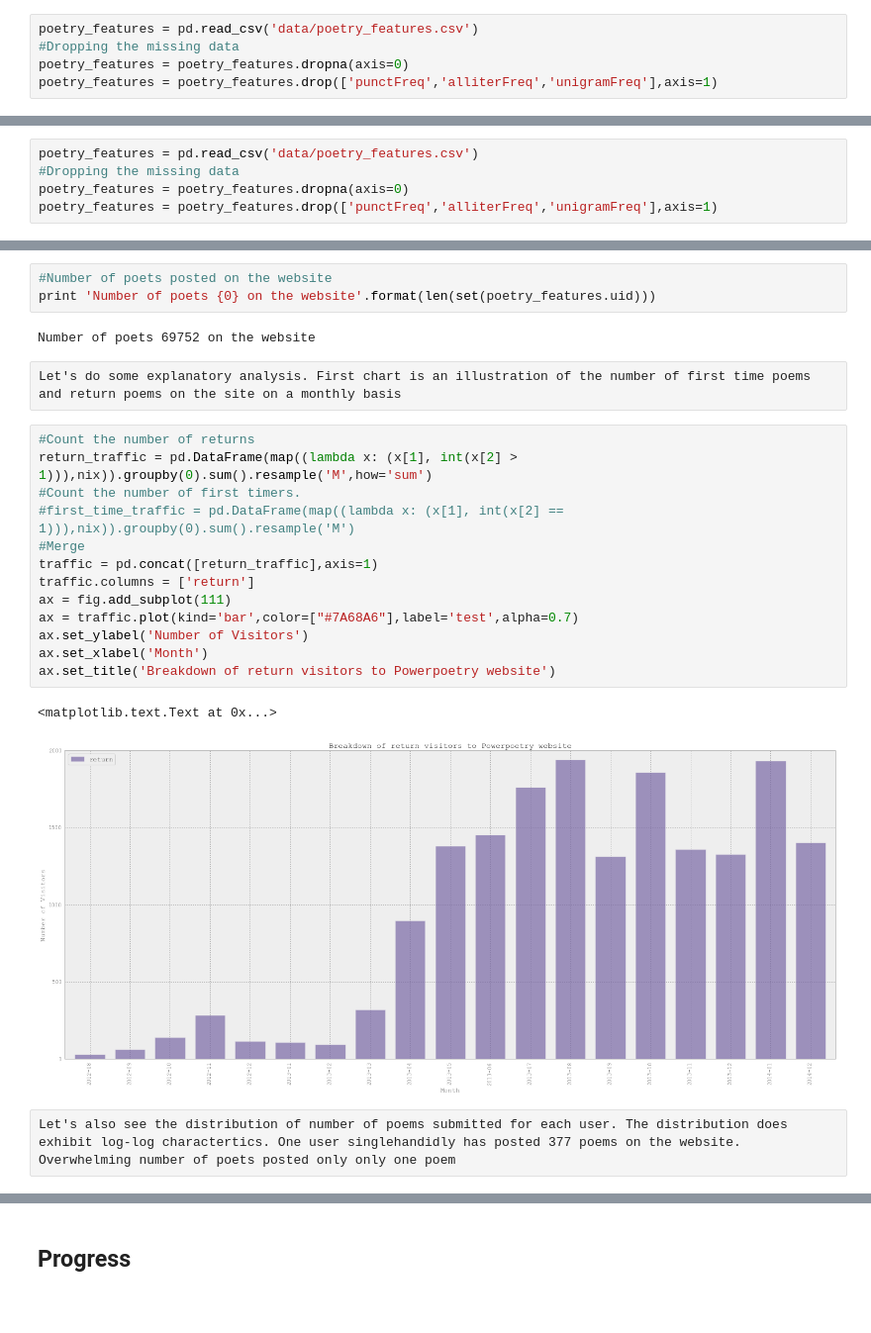
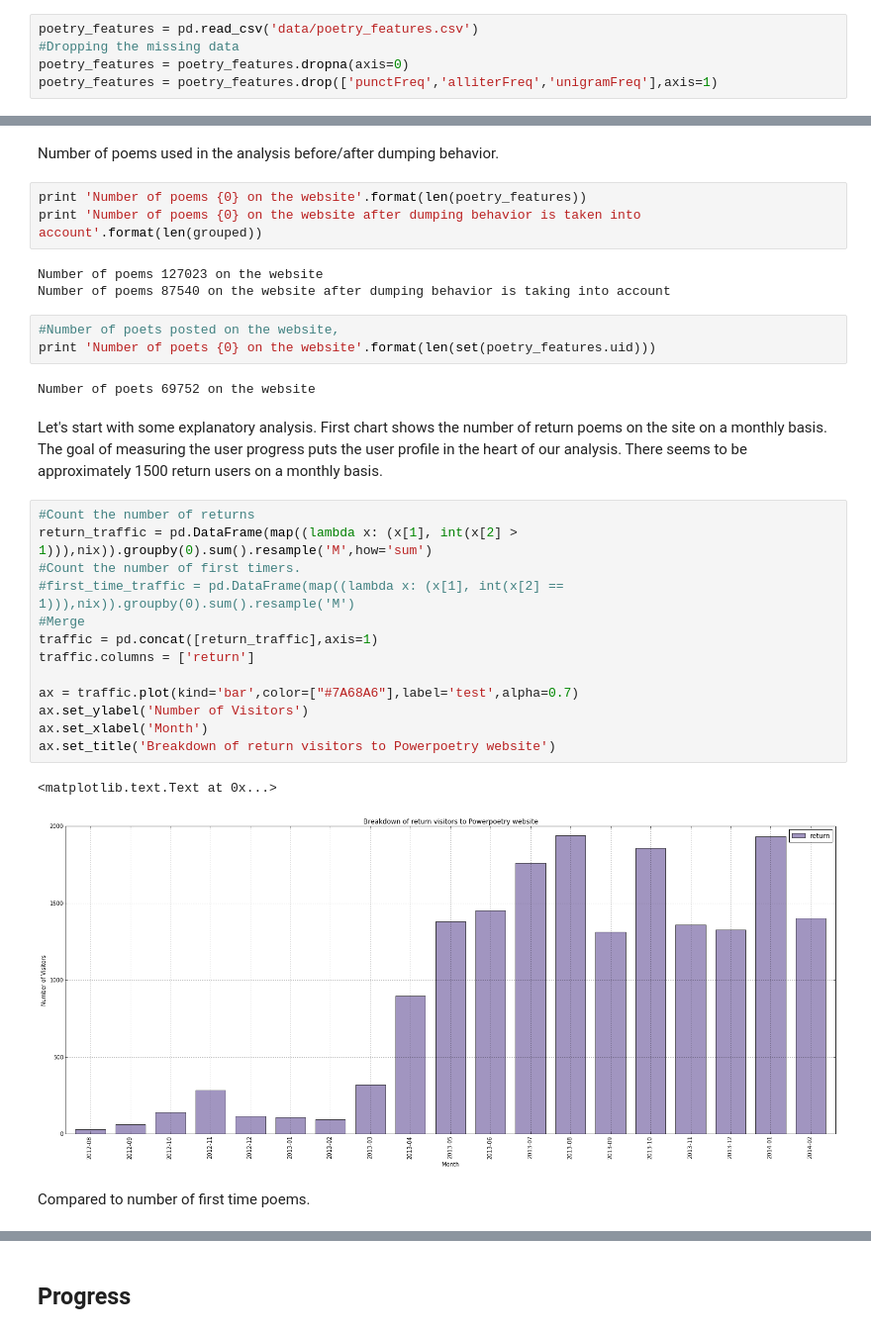
Before and after one commit to SumAllFoundation/powerpoetry, a Jupyter notebook: Powerpoetry Analysis.ipynb, the cells around one changed output, grey strips where cells are left out. Shown at 99% size. Saved outputs shown, nothing was run; the diff lists cells and outputs as text; blank space fills up the shorter version.

```diff
--- a/Powerpoetry Analysis.ipynb
+++ b/Powerpoetry Analysis.ipynb
@@ -68,5 +22,0 @@ poetry_features = poetry_features.drop(['punctFreq','alliterFreq','unigramFreq']
-# %%
-poetry_features = pd.read_csv('data/poetry_features.csv')
-#Dropping the missing data
-poetry_features = poetry_features.dropna(axis=0)
-poetry_features = poetry_features.drop(['punctFreq','alliterFreq','unigramFreq'],axis=1)
@@ -111,25 +148,33 @@ grouped = (grouped - grouped.mean()) / grouped.std()
+# %% [markdown]
+Number of poems used in the analysis before/after dumping behavior.
+# %%
+print 'Number of poems {0} on the website'.format(len(poetry_features))
+print 'Number of poems {0} on the website after dumping behavior is taken into account'.format(len(grouped))
+# %% [output]
+Number of poems 127023 on the website
+Number of poems 87540 on the website after dumping behavior is taking into account
 # %%
-#Number of poets posted on the website
+#Number of poets posted on the website,
 print 'Number of poets {0} on the website'.format(len(set(poetry_features.uid)))
 # %% [output]
 Number of poets 69752 on the website
-# %% [raw]
-Let's do some explanatory analysis. First chart is an illustration of the number of first time poems and return poems on the site on a monthly basis
+# %% [markdown]
+Let's start with some explanatory analysis. First chart shows the number of return poems on the site on a monthly basis. The goal of measuring the user progress puts the user profile in the heart of our analysis. There seems to be approximately 1500 return users on a monthly basis.
 # %%
 #Count the number of returns
 return_traffic = pd.DataFrame(map((lambda x: (x[1], int(x[2] > 1))),nix)).groupby(0).sum().resample('M',how='sum')
 #Count the number of first timers.
 #first_time_traffic = pd.DataFrame(map((lambda x: (x[1], int(x[2] == 1))),nix)).groupby(0).sum().resample('M')
 #Merge
 traffic = pd.concat([return_traffic],axis=1)
 traffic.columns = ['return']
-ax = fig.add_subplot(111)
+
 ax = traffic.plot(kind='bar',color=["#7A68A6"],label='test',alpha=0.7)
 ax.set_ylabel('Number of Visitors')
 ax.set_xlabel('Month')
 ax.set_title('Breakdown of return visitors to Powerpoetry website')
 # %% [output]
 <matplotlib.text.Text at 0x...>
-[figure, old version]
+[figure, new version]
-# %% [raw]
-Let's also see the distribution of number of poems submitted for each user. The distribution does exhibit log-log charactertics. One user singlehandidly has posted 377 poems on the website. Overwhelming number of poets posted only only one poem
+# %% [markdown]
+Compared to number of first time poems.
```
Also changed, not shown: parts of 56 cells of this notebook.
